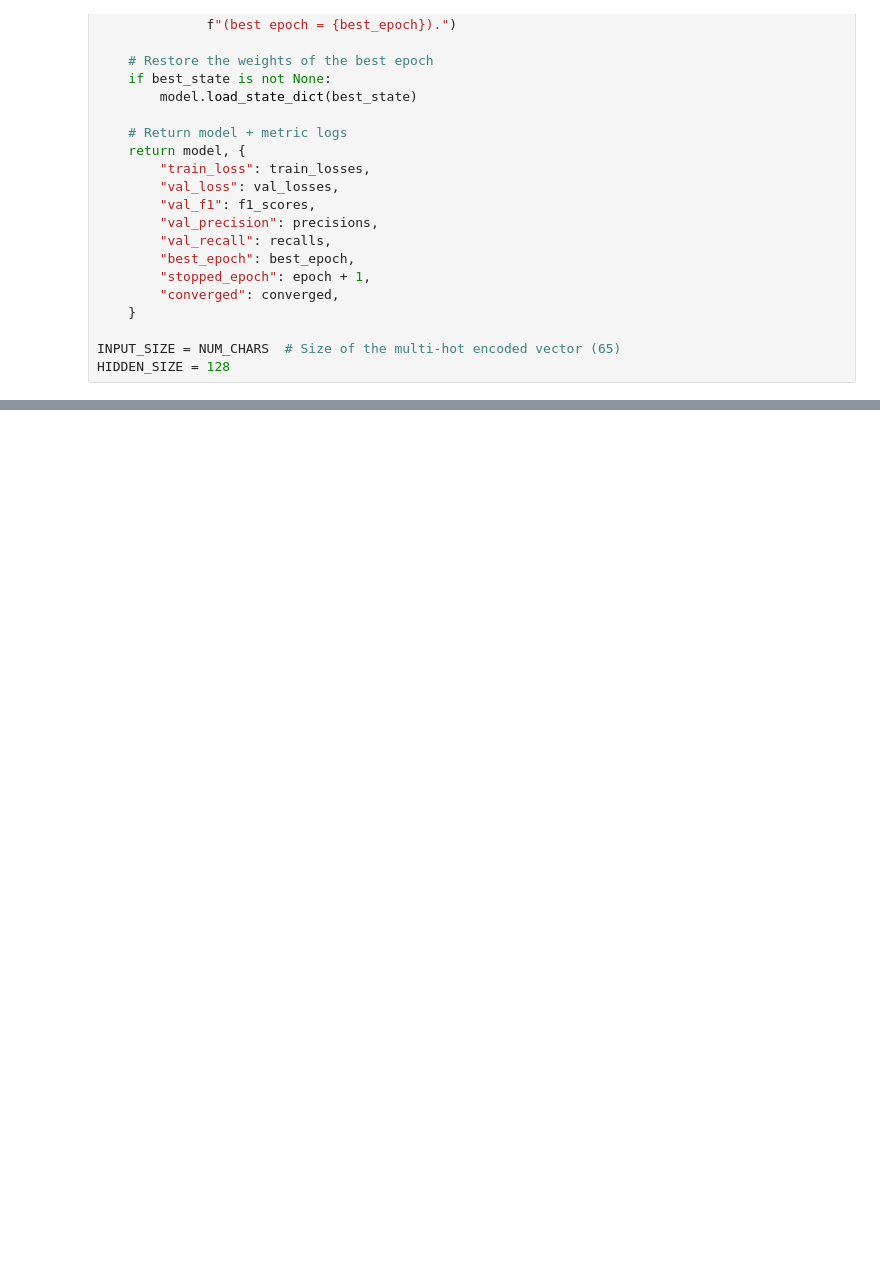
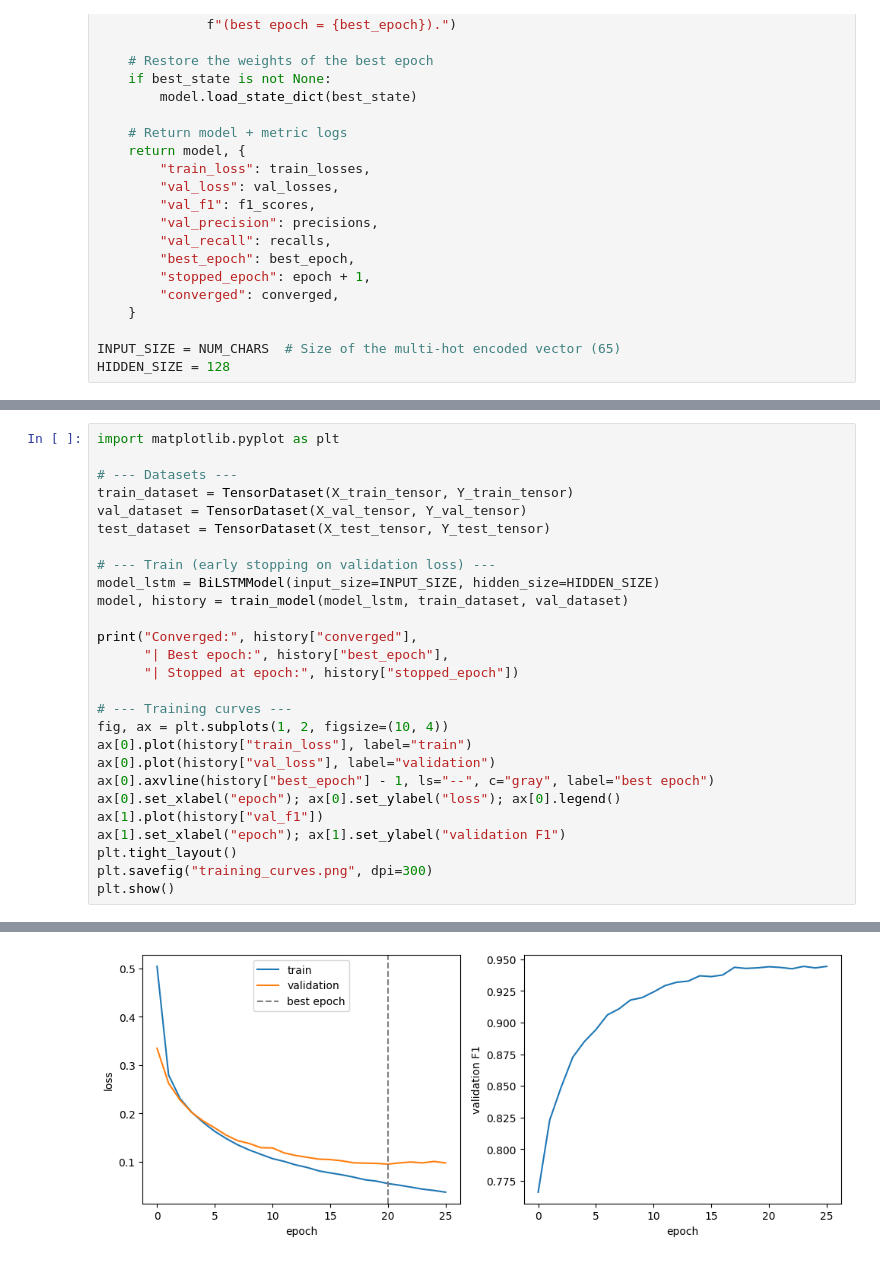
Before and after one commit to researchbas/javanese_word_segmentation, a Jupyter notebook: Javanese_Dataset_Validation.ipynb, the cells around one changed output, grey strips where cells are left out. Drawn from its saved outputs; the diff is of its cells as text; blank space fills up the shorter version.

Commit message:
Add validation set

```diff
--- a/Javanese_Dataset_Validation.ipynb
+++ b/Javanese_Dataset_Validation.ipynb
@@ -303,0 +288,28 @@ Epoch [20/20] | Train Loss: 0.0538 | Val Loss: 0.0807 | Precision: 0.9634 | Reca
+# %%
+import matplotlib.pyplot as plt
+
+# --- Datasets ---
+train_dataset = TensorDataset(X_train_tensor, Y_train_tensor)
+val_dataset = TensorDataset(X_val_tensor, Y_val_tensor)
+test_dataset = TensorDataset(X_test_tensor, Y_test_tensor)
+
+# --- Train (early stopping on validation loss) ---
+model_lstm = BiLSTMModel(input_size=INPUT_SIZE, hidden_size=HIDDEN_SIZE)
+model, history = train_model(model_lstm, train_dataset, val_dataset)
+
+print("Converged:", history["converged"],
+      "| Best epoch:", history["best_epoch"],
+      "| Stopped at epoch:", history["stopped_epoch"])
+
+# --- Training curves ---
+fig, ax = plt.subplots(1, 2, figsize=(10, 4))
+ax[0].plot(history["train_loss"], label="train")
+ax[0].plot(history["val_loss"], label="validation")
+ax[0].axvline(history["best_epoch"] - 1, ls="--", c="gray", label="best epoch")
+ax[0].set_xlabel("epoch"); ax[0].set_ylabel("loss"); ax[0].legend()
+ax[1].plot(history["val_f1"])
+ax[1].set_xlabel("epoch"); ax[1].set_ylabel("validation F1")
+plt.tight_layout()
+plt.savefig("training_curves.png", dpi=300)
+plt.show()
+# %% [output]
@@ -303,0 +333 @@ Epoch [20/20] | Train Loss: 0.0538 | Val Loss: 0.0807 | Precision: 0.9634 | Reca
+[figure, added]
```
Also changed, not shown: parts of 4 cells of this notebook.
